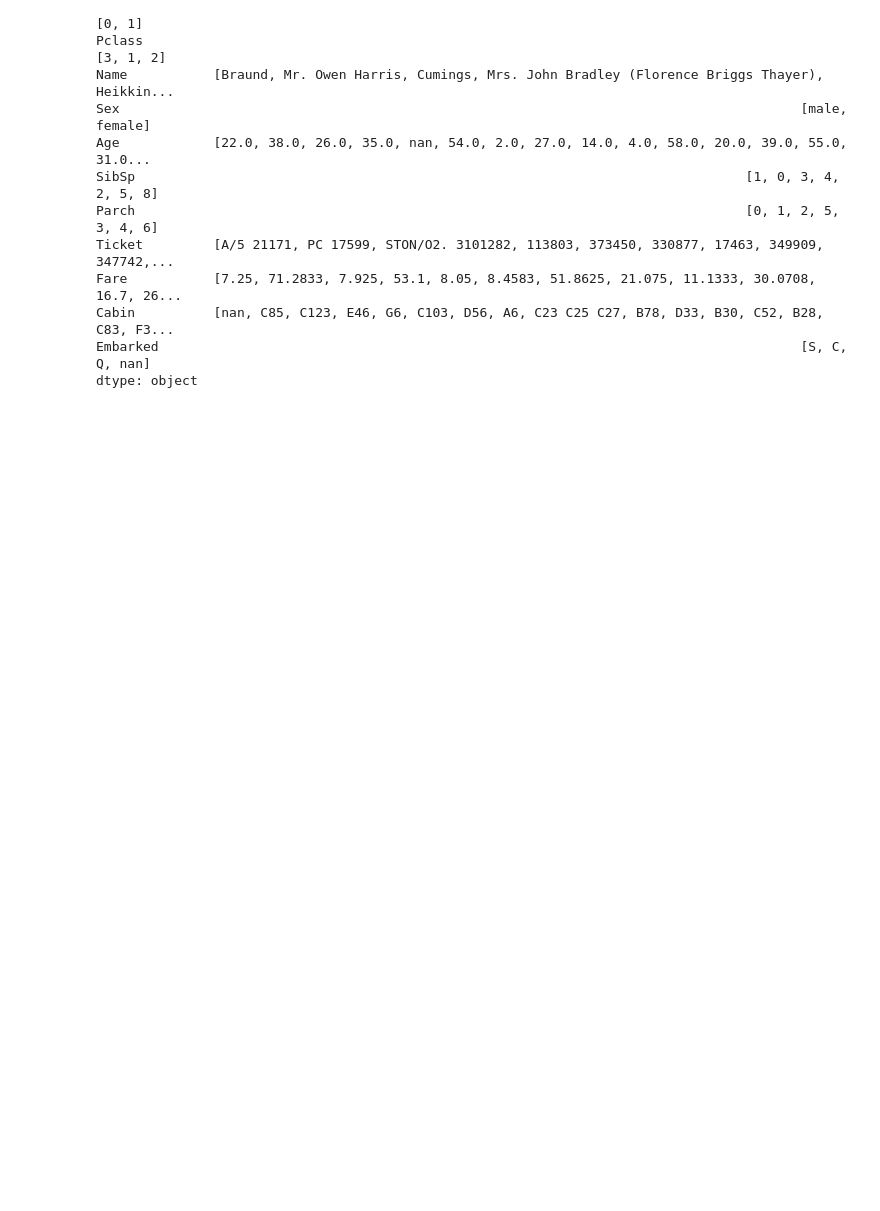
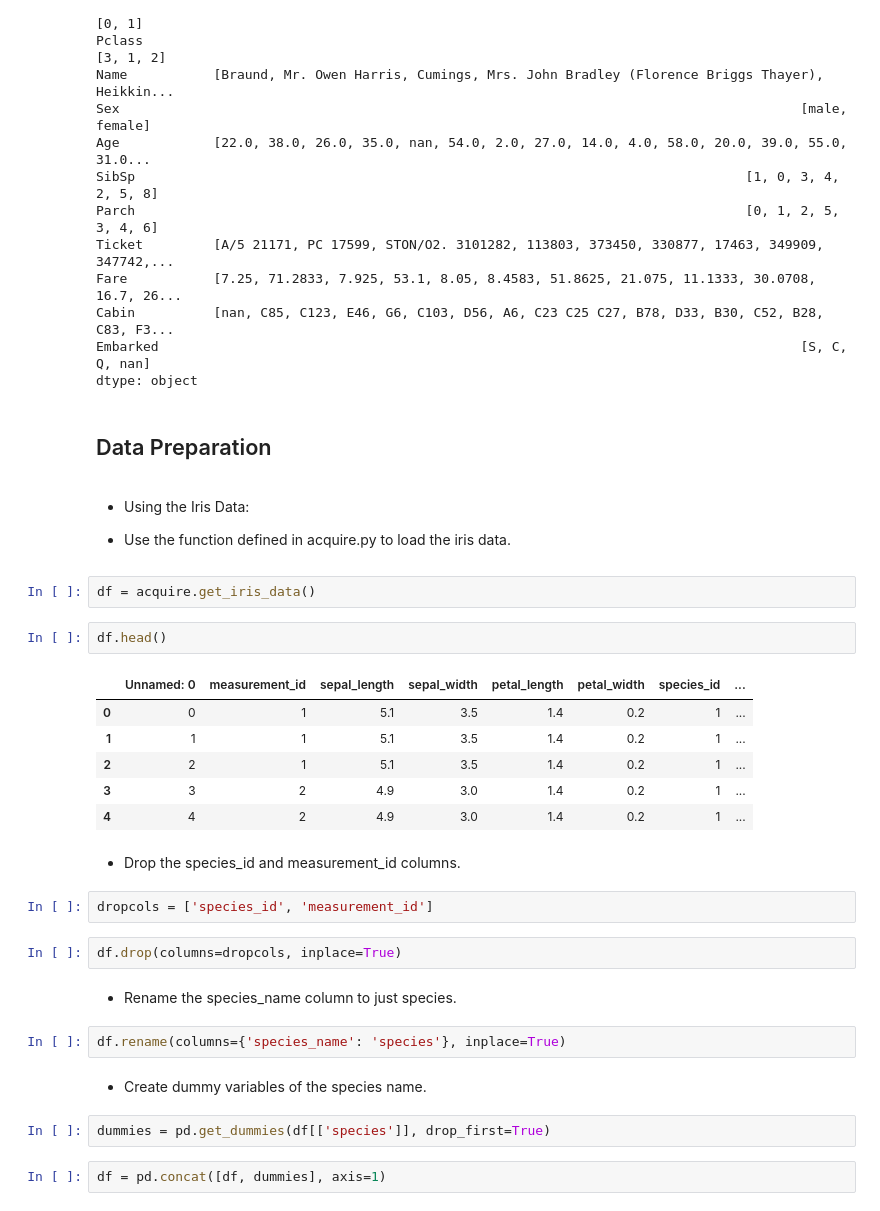
Before and after one commit to justin-m-sullivan/classification-exercises, a Jupyter notebook: classification_exercises.ipynb, the cells around one changed output. Cells and saved outputs as stored; diff of their text form; blank space fills up the shorter version.

Commit message:
adding exercise solutions for classification exercises data prep. There is also a prepare.py file for this

```diff
--- a/classification_exercises.ipynb
+++ b/classification_exercises.ipynb
@@ -265,3 +235,36 @@ Fare           [7.25, 71.2833, 7.925, 53.1, 8.05, 8.4583, 51.8625, 21.075, 11.13
 Cabin          [nan, C85, C123, E46, G6, C103, D56, A6, C23 C25 C27, B78, D33, B30, C52, B28, C83, F3...
 Embarked                                                                                  [S, C, Q, nan]
 dtype: object
+# %% [markdown]
+## Data Preparation
+# %% [markdown]
+- Using the Iris Data:
+
+- Use the function defined in acquire.py to load the iris data.
+# %%
+df = acquire.get_iris_data()
+# %%
+df.head()
+# %% [output]
+|  | Unnamed: 0 | measurement_id | sepal_length | sepal_width | petal_length | petal_width | species_id | ... |
+| 0 | 0 | 1 | 5.1 | 3.5 | 1.4 | 0.2 | 1 | ... |
+| 1 | 1 | 1 | 5.1 | 3.5 | 1.4 | 0.2 | 1 | ... |
+| 2 | 2 | 1 | 5.1 | 3.5 | 1.4 | 0.2 | 1 | ... |
+| 3 | 3 | 2 | 4.9 | 3.0 | 1.4 | 0.2 | 1 | ... |
+| 4 | 4 | 2 | 4.9 | 3.0 | 1.4 | 0.2 | 1 | ... |
+# %% [markdown]
+- Drop the species_id and measurement_id columns.
+# %%
+dropcols = ['species_id', 'measurement_id']
+# %%
+df.drop(columns=dropcols, inplace=True)
+# %% [markdown]
+- Rename the species_name column to just species.
+# %%
+df.rename(columns={'species_name': 'species'}, inplace=True)
+# %% [markdown]
+- Create dummy variables of the species name.
+# %%
+dummies = pd.get_dummies(df[['species']], drop_first=True)
+# %%
+df = pd.concat([df, dummies], axis=1)
```
Also changed, not shown: parts of 14 cells of this notebook.
